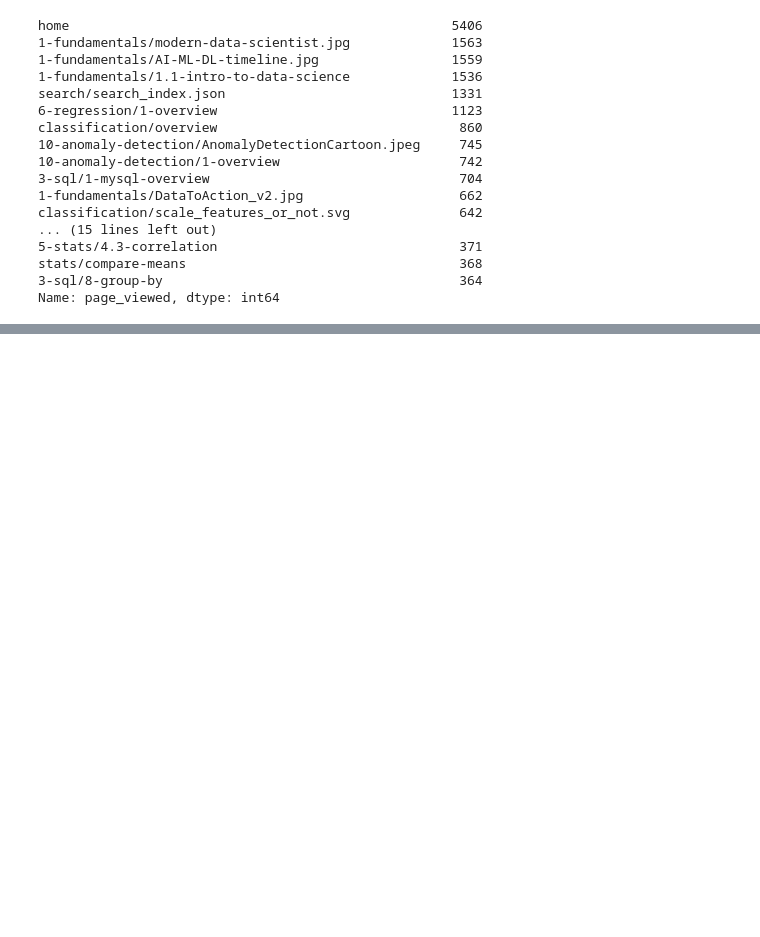
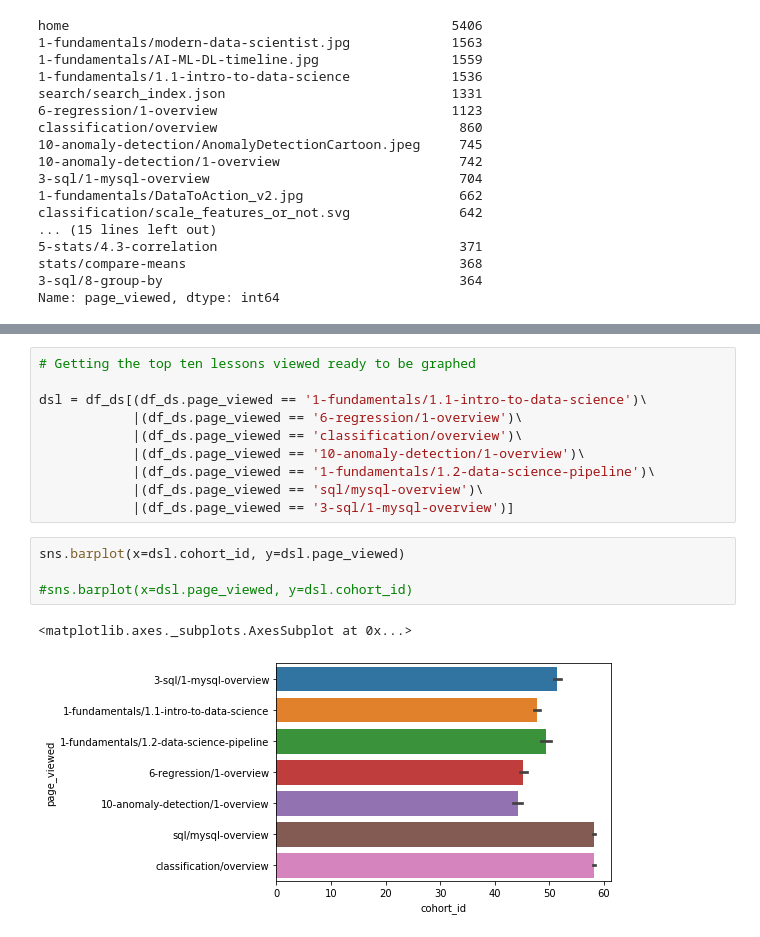
Before and after one commit to AI-Gomez/anomaly-detection-project, a Jupyter notebook: notebook.ipynb, the cells around one changed output, grey strips where cells are left out. Cells and saved outputs as stored; diff of their text form; blank space fills up the shorter version.

```diff
--- a/notebook.ipynb
+++ b/notebook.ipynb
@@ -385,0 +375,17 @@ Name: page_viewed, dtype: int64
+# %%
+# Getting the top ten lessons viewed ready to be graphed
+
+dsl = df_ds[(df_ds.page_viewed == '1-fundamentals/1.1-intro-to-data-science')\
+            |(df_ds.page_viewed == '6-regression/1-overview')\
+            |(df_ds.page_viewed == 'classification/overview')\
+            |(df_ds.page_viewed == '10-anomaly-detection/1-overview')\
+            |(df_ds.page_viewed == '1-fundamentals/1.2-data-science-pipeline')\
+            |(df_ds.page_viewed == 'sql/mysql-overview')\
+            |(df_ds.page_viewed == '3-sql/1-mysql-overview')]
+# %%
+sns.barplot(x=dsl.cohort_id, y=dsl.page_viewed)
+
+#sns.barplot(x=dsl.page_viewed, y=dsl.cohort_id)
+# %% [output]
+<matplotlib.axes._subplots.AxesSubplot at 0x...>
+[figure, added]
```
Also changed, not shown: parts of 9 cells of this notebook.
